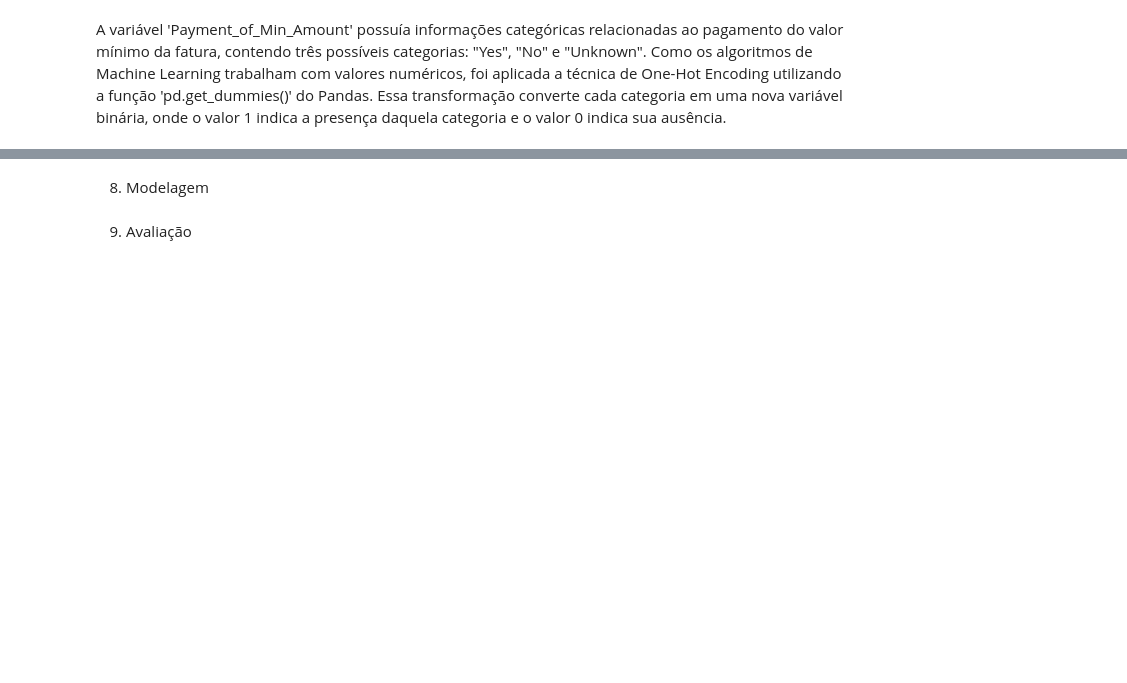
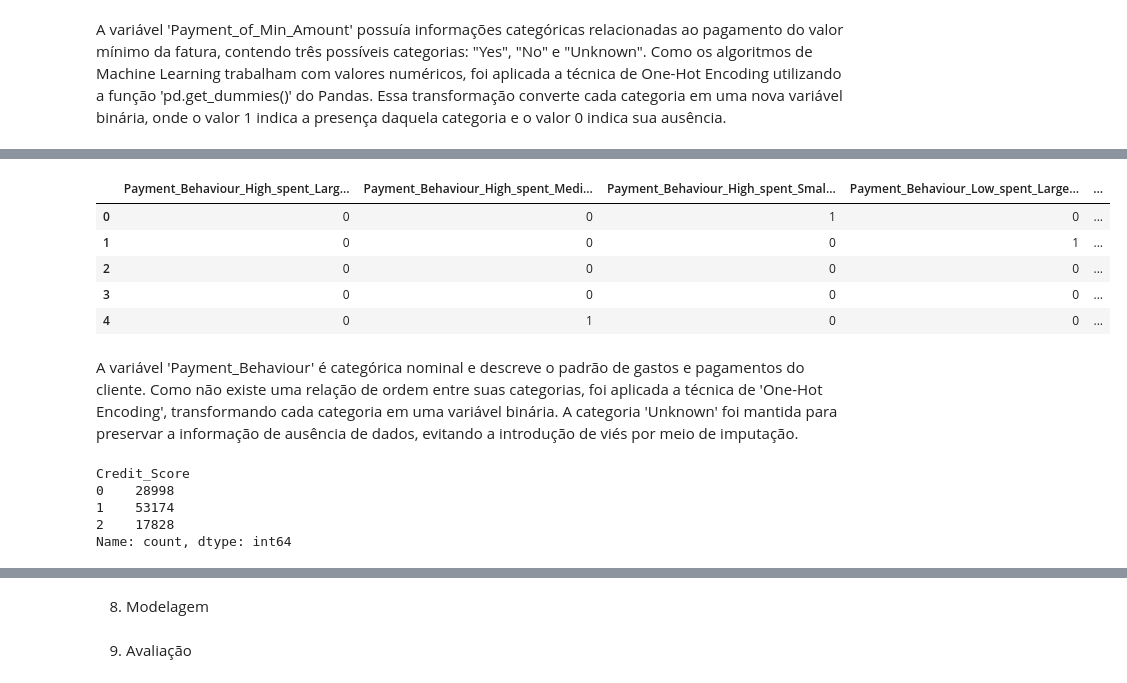
Before and after one commit to brunahirschle/Projeto-Final-DG, a Jupyter notebook: notebook/projeto_final.ipynb, the cells around one changed output, grey strips where cells are left out. Saved outputs shown, nothing was run; the diff lists cells and outputs as text; code cells hidden in the pictures; blank space fills up the shorter version.

Commit message:
preparação dos dados

```diff
--- a/notebook/projeto_final.ipynb
+++ b/notebook/projeto_final.ipynb
@@ -2383,0 +2493,2 @@ Essa transformação converte cada categoria em uma nova variável binária, ond
+# %%
+df.drop(columns='Type_of_Loan', inplace=True)
@@ -2383,0 +2502,18 @@ Essa transformação converte cada categoria em uma nova variável binária, ond
+# %%
+df = pd.get_dummies(
+    df,
+    columns=['Payment_Behaviour'],
+    dtype=int
+)
+# %%
+df.filter(like='Payment_Behaviour').head()
+# %% [output]
+|  | Payment_Behaviour_High_spent_Larg... | Payment_Behaviour_High_spent_Medi... | Payment_Behaviour_High_spent_Smal... | Payment_Behaviour_Low_spent_Large... | ... |
+| 0 | 0 | 0 | 1 | 0 | ... |
+| 1 | 0 | 0 | 0 | 1 | ... |
+| 2 | 0 | 0 | 0 | 0 | ... |
+| 3 | 0 | 0 | 0 | 0 | ... |
+| 4 | 0 | 1 | 0 | 0 | ... |
+# %% [markdown]
+A variável 'Payment_Behaviour' é categórica nominal e descreve o padrão de gastos e pagamentos do cliente. Como não existe uma relação de ordem entre suas categorias, foi aplicada a técnica de 'One-Hot Encoding', transformando cada categoria em uma variável binária.
+A categoria 'Unknown' foi mantida para preservar a informação de ausência de dados, evitando a introdução de viés por meio de imputação.
@@ -2383,0 +2526,8 @@ Essa transformação converte cada categoria em uma nova variável binária, ond
+# %%
+df['Credit_Score'].value_counts().sort_index()
+# %% [output]
+Credit_Score
+0    28998
+1    53174
+2    17828
+Name: count, dtype: int64
```
Also changed, not shown: parts of 15 cells of this notebook.
